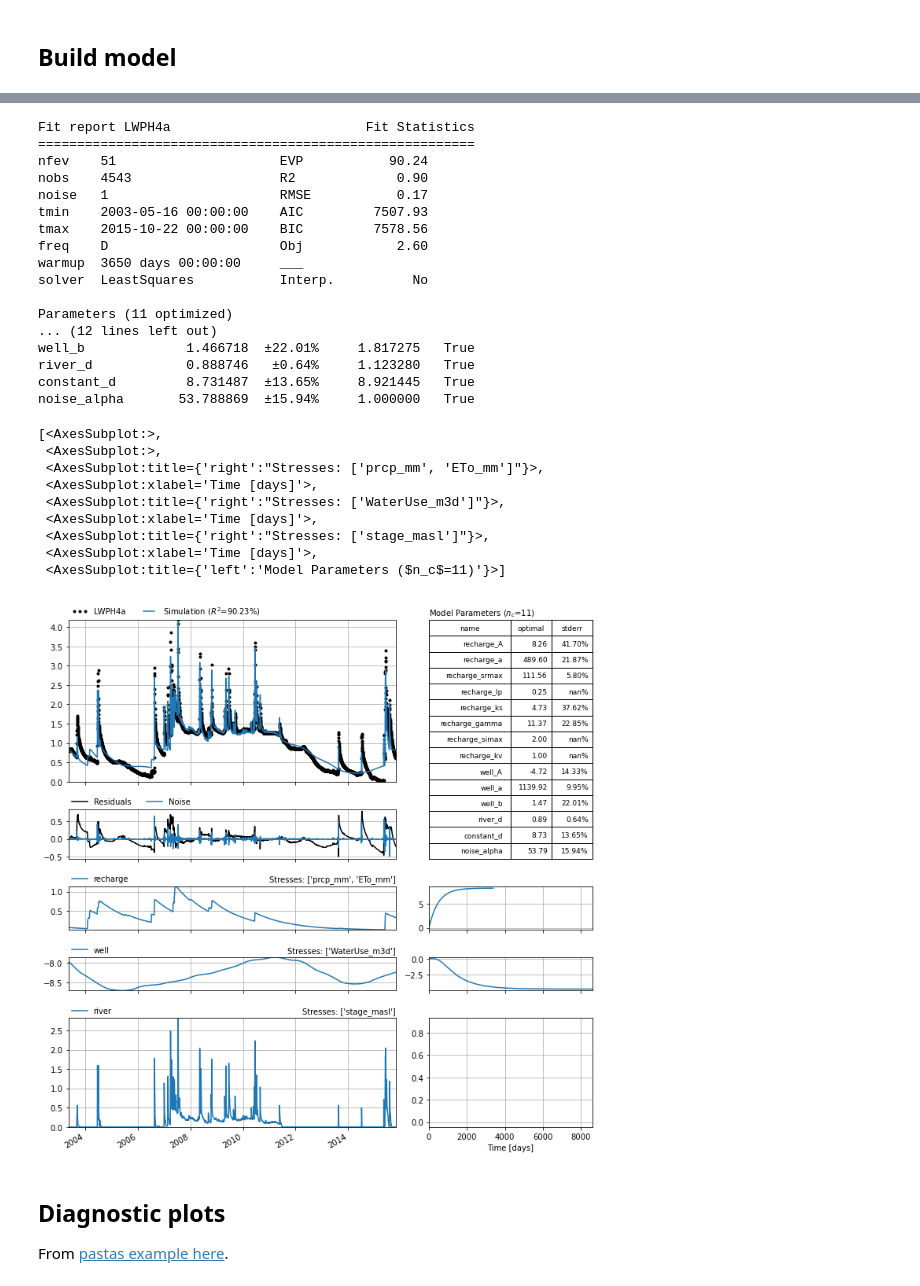
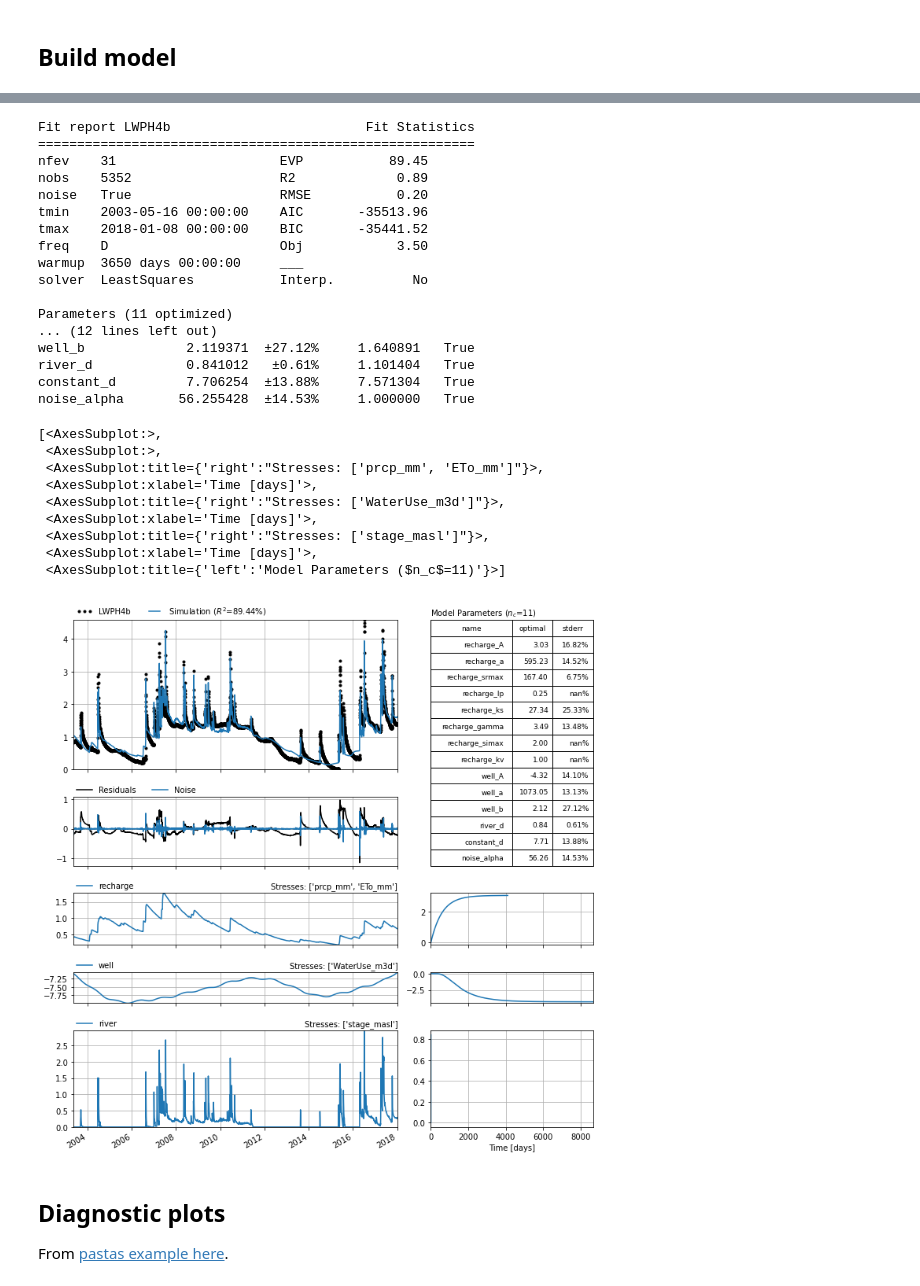
Before and after one commit to samzipper/LarnedIntermittencyRegimes, a Jupyter notebook: code/Timeseries_03-BuildFullModel.ipynb, the cells around one changed output, grey strips where cells are left out. Cells and saved outputs as stored; diff of their text form; code cells hidden in the pictures.

Commit message:
Separate time series models for wet, dry, and combined

```diff
--- a/code/Timeseries_03-BuildFullModel.ipynb
+++ b/code/Timeseries_03-BuildFullModel.ipynb
@@ -55,11 +55,11 @@ Variables are:  ['prcp_mm', 'tmax_c', 'tmin_c', 'ETo_mm', 'discharge_cms', 'stag
 # %% [markdown]
 ## Build model
 # %%
-# normalize LWPH4a to min value
-lwph4a = (hydrodata["LWPH4a"] - hydrodata["LWPH4a"].min()).asfreq("D")
+# normalize groundwater levels to min value
+lwph4b = (hydrodata["LWPH4b"] - hydrodata["LWPH4b"].min()).asfreq("D")
 
 # Create a model object by passing it the observed series
-ml_lwph4a = ps.Model(lwph4a, name="LWPH4a")
+ml_lwph4b = ps.Model(lwph4b, name="LWPH4b")
 
 ## build stress models:
 # recharge
@@ -82,18 +82,18 @@ sm_lwph4c = ps.StressModel(lwph4c, rfunc=ps.Exponential, name="LWPH4c",
                            settings="waterlevel")
 
 ## add models
-ml_lwph4a.add_stressmodel(sm_rech)
-ml_lwph4a.add_stressmodel(wuse)
-ml_lwph4a.add_stressmodel(sm_river)
-#ml_lwph4a.add_stressmodel(sm_lwph4c)
+ml_lwph4b.add_stressmodel(sm_rech)
+ml_lwph4b.add_stressmodel(wuse)
+ml_lwph4b.add_stressmodel(sm_river)
+#ml_lwph4b.add_stressmodel(sm_lwph4c)
 
 ## add threshold transform: https://pastas.readthedocs.io/en/latest/examples/008_threshold_non_linear.ipynb.html
-#ml_lwph4a.add_transform(ps.ThresholdTransform()) # slightly better AIC without
+#ml_lwph4b.add_transform(ps.ThresholdTransform()) # slightly better AIC without
 
 # solve
-ml_lwph4a.solve(noise=False, report=False) # Solve first without noise model to improve initial parameters
-ml_lwph4a.solve(noise=True, initial=False)
+ml_lwph4b.solve(noise=False, report=False) # Solve first without noise model to improve initial parameters
+ml_lwph4b.solve(noise=True, initial=False)
 
 # plot
-ml_lwph4a.plots.results(figsize=(10, 10))
+ml_lwph4b.plots.results(figsize=(10, 10))
 # %% [output]
@@ -115,30 +113,30 @@ INFO: Time Series stage_masl was extended to 1993-05-18 00:00:00 with the mean v
-Fit report LWPH4a                         Fit Statistics
+Fit report LWPH4b                         Fit Statistics
 ========================================================
-nfev    51                     EVP           90.24
-nobs    4543                   R2             0.90
-noise   1                      RMSE           0.17
-tmin    2003-05-16 00:00:00    AIC         7507.93
-tmax    2015-10-22 00:00:00    BIC         7578.56
-freq    D                      Obj            2.60
+nfev    31                     EVP           89.45
+nobs    5352                   R2             0.89
+noise   True                   RMSE           0.20
+tmin    2003-05-16 00:00:00    AIC       -35513.96
+tmax    2018-01-08 00:00:00    BIC       -35441.52
+freq    D                      Obj            3.50
 warmup  3650 days 00:00:00     ___
 solver  LeastSquares           Interp.          No
 
 Parameters (11 optimized)
 ... (12 lines left out)
-well_b             1.466718  ±22.01%     1.817275   True
-river_d            0.888746   ±0.64%     1.123280   True
-constant_d         8.731487  ±13.65%     8.921445   True
-noise_alpha       53.788869  ±15.94%     1.000000   True
+well_b             2.119371  ±27.12%     1.640891   True
+river_d            0.841012   ±0.61%     1.101404   True
+constant_d         7.706254  ±13.88%     7.571304   True
+noise_alpha       56.255428  ±14.53%     1.000000   True
 [<AxesSubplot:>,
  <AxesSubplot:>,
  <AxesSubplot:title={'right':"Stresses: ['prcp_mm', 'ETo_mm']"}>,
  <AxesSubplot:xlabel='Time [days]'>,
  <AxesSubplot:title={'right':"Stresses: ['WaterUse_m3d']"}>,
  <AxesSubplot:xlabel='Time [days]'>,
  <AxesSubplot:title={'right':"Stresses: ['stage_masl']"}>,
  <AxesSubplot:xlabel='Time [days]'>,
  <AxesSubplot:title={'left':'Model Parameters ($n_c$=11)'}>]
-[figure, old version]
+[figure, new version]
 # %% [markdown]
 ## Diagnostic plots
 
```
Also changed, not shown: parts of 5 cells of this notebook, 7 other files.
